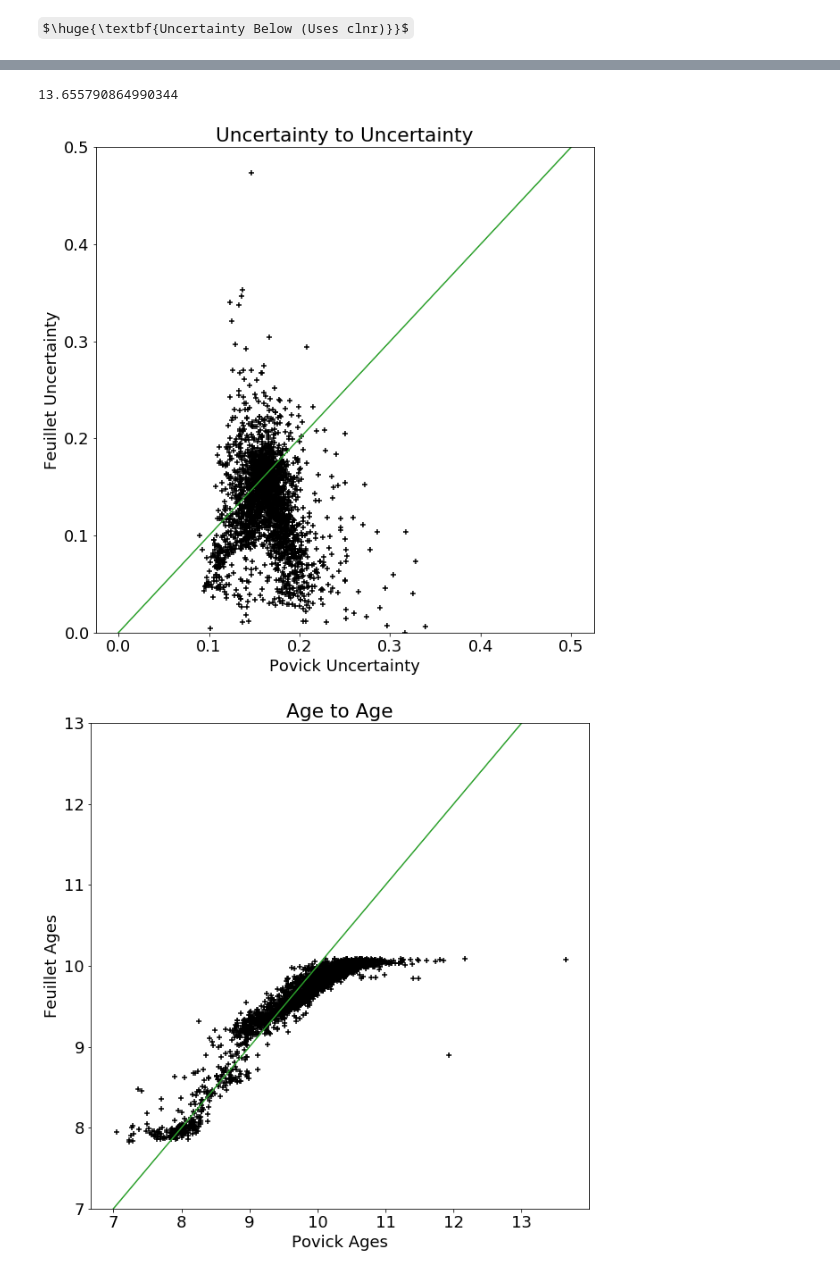
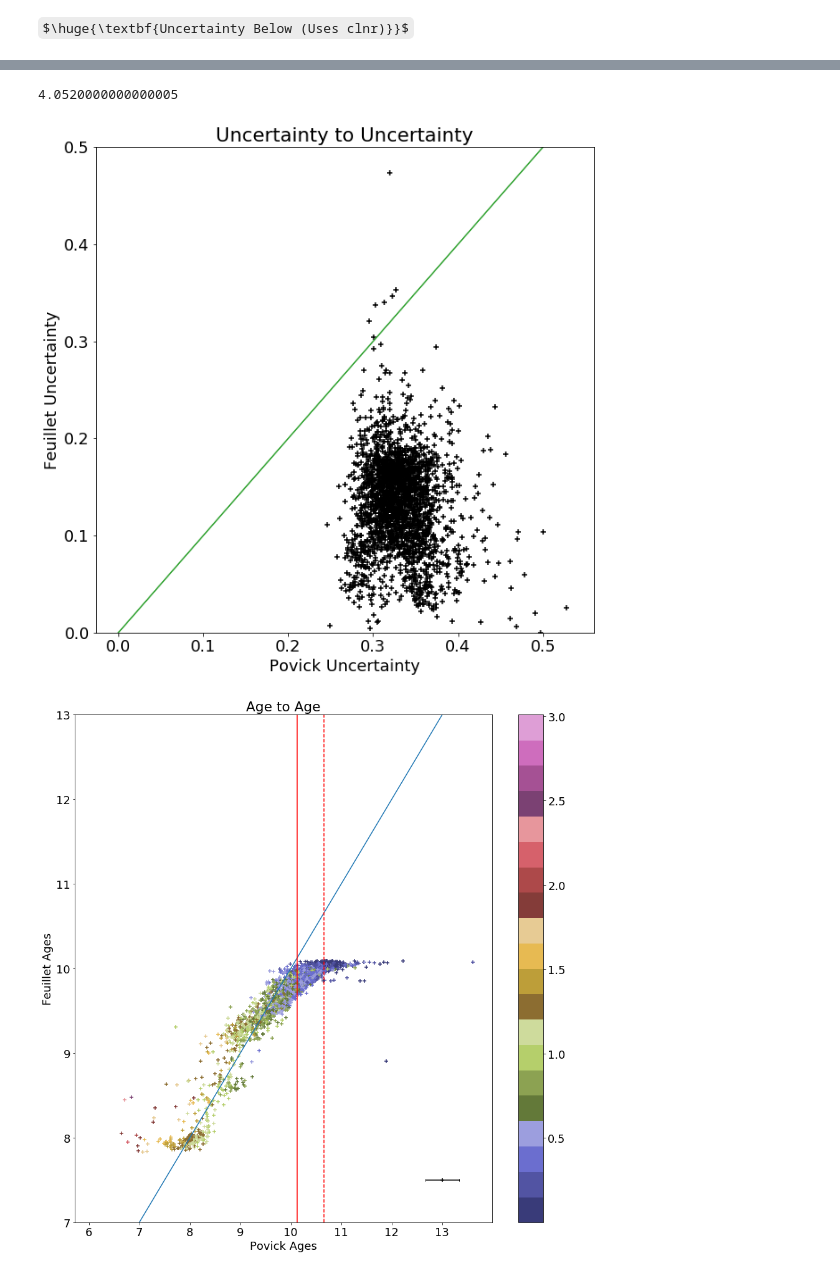
Before and after one commit to JoshuaPovick/Magellanic_Ages, a Jupyter notebook: PARSEC_and_DR16.ipynb, the cells around one changed output, grey strips where cells are left out. Cells and saved outputs as stored; diff of their text form; code cells hidden in the pictures; some formulas as TeX source.

```diff
--- a/PARSEC_and_DR16.ipynb
+++ b/PARSEC_and_DR16.ipynb
@@ -145,7 +162,7 @@ print(logiso.columns)
 ### Combined CMD ###
 ####################
 
-stardist = dist2LMCtest(lmcdr16['RA'],lmcdr16['DEC'],82.25, -69.5, 146.37, 27.81)
+stardist = dist2LMCtest(clndr16['RA'],clndr16['DEC'],82.25, -69.5, 146.37, 27.81)
 
 # absH = absmag(lmcdr16['H'],stardist,False)
 # absJ = absmag(lmcdr16['J'],stardist,False)
@@ -252,18 +269,27 @@ plt.show()
 # #     out = p[0]+p[1]*x1+p[2]*x2+p[3]*x3+p[4]*x4+p[5]*(x1**2)+p[6]*(x3**2)
 #     return out
 
+# def bestparsec(x1,x2,x3,x4):
+#     p = np.array([ 4.76880995e+02, -2.59168919e+02,  1.48709599e+00, -1.17413263e+00,\
+#         1.53939504e+01,  4.76073940e-01,  3.20577341e-01, -6.48790879e+00,\
+#        -2.81019235e-03, -6.63402770e-01,  3.71990193e+01,  1.32198710e-01,\
+#         9.66665908e-01])
+#     return p[0]+p[1]*x1+p[2]*x2+p[3]*x3+p[4]*x4+p[5]*np.multiply(x1,x2)+p[6]*np.multiply(x1,x3)+\
+# p[7]*np.multiply(x1,x4)+p[8]*np.multiply(x2,x3)+p[9]*np.multiply(x2,x4)+p[10]*(x1**2)+p[11]*(x2**2)+p[12]*(x4**2)
+
 def bestparsec(x1,x2,x3,x4):
-    p = np.array([ 4.76880995e+02, -2.59168919e+02,  1.48709599e+00, -1.17413263e+00,\
-        1.53939504e+01,  4.76073940e-01,  3.20577341e-01, -6.48790879e+00,\
-       -2.81019235e-03, -6.63402770e-01,  3.71990193e+01,  1.32198710e-01,\
-        9.66665908e-01])
+    p = [ 2.07483027e+01,  1.25330396e+00,  4.38762008e+00,  3.15757396e+00,\
+       -6.92771748e+00, -3.98506724e-01, -8.32023943e-01, -8.80250421e-03,\
+       -5.27532676e-01,  5.78640717e-02,  1.16480914e-01,  4.97348135e-02,\
+        6.19034227e-01]
+
     return p[0]+p[1]*x1+p[2]*x2+p[3]*x3+p[4]*x4+p[5]*np.multiply(x1,x2)+p[6]*np.multiply(x1,x3)+\
-p[7]*np.multiply(x1,x4)+p[8]*np.multiply(x2,x3)+p[9]*np.multiply(x2,x4)+p[10]*(x1**2)+p[11]*(x2**2)+p[12]*(x4**2)
+p[7]*np.multiply(x2,x3)+p[8]*np.multiply(x2,x4)+p[9]*np.multiply(x3,x4)+p[10]*(x2**2)+p[11]*(x3**2)+p[12]*(x4**2)
 # %%
-clnr = np.where((lmcdr16['FE_H']>-9999.0)&(lmcdr16['AK_TARG']>-9999.0)&(lmcdr16['LOGG']>0.0)&(lmcdr16['M_H_ERR']>-90.0))
+#clnr = np.where((lmcdr16['FE_H']>-9999.0)&(lmcdr16['AK_TARG']>-9999.0)&(lmcdr16['LOGG']>0.0)&(lmcdr16['M_H_ERR']>-90.0))
 
-corabsK = absmag(lmcdr16[clnr]['K'],stardist[clnr],False)-lmcdr16[clnr]['AK_TARG']
-modage = bestparsec(np.log10(lmcdr16[clnr]['TEFF']),corabsK,lmcdr16[clnr]['FE_H'],lmcdr16[clnr]['LOGG'])
+corabsK = absmag(clndr16['K'],stardist,False)-clndr16['AK_TARG']
+modage = bestparsec(np.log10(clndr16['TEFF']),corabsK,clndr16['FE_H'],clndr16['LOGG'])
 # linage = modellin(np.log10(lmcdr16[clnr]['TEFF']),corabsK,lmcdr16[clnr]['FE_H'],lmcdr16[clnr]['LOGG'])
 # smcage = modelsmc(np.log10(lmcdr16[clnr]['TEFF']),corabsK,lmcdr16[clnr]['FE_H'],lmcdr16[clnr]['LOGG'])
 # tfeage = modeltfe(np.log10(lmcdr16[clnr]['TEFF']),corabsK,lmcdr16[clnr]['FE_H'],lmcdr16[clnr]['LOGG'])
@@ -458,7 +450,7 @@ def noisy(lgT,lgTERR,ks,ksERR,mh,mhERR,am,amERR,lgg,lggERR):
     gnew = lgg + ((-1)**np.random.randint(2))*gnoise
     return Tnew, Knew, MHnew, aMnew, gnew
 # %%
-clndr16 = lmcdr16[clnr]
+#clndr16 = lmcdr16[clnr]
 allstars = []
 allstarsERR = []
 devs = []
@@ -481,8 +473,7 @@ for i in range(len(clndr16)):
         nlgT,nks,nmh,nam,nlgg = noisy(lgT,lgTERR,ks,ksERR,mh,mhERR,am,amERR,lgg,lggERR)
         ages.append(bestparsec(nlgT,nks,sal(nmh,nam),nlgg))
 
-    #MSPE.append(np.mean((modage[i]*np.ones(10000)-ages)**2))
-    devs.append(mad(ages))
+    devs.append(1.4826*mad(ages))
 # %%
 plt.figure(figsize=[10,10])
 plt.scatter(sal_age,devs,c='k',marker='+',label='Povick')
@@ -501,10 +493,10 @@ plt.show()
-# %%
-print(max(sal_age))
-# %% [output]
-13.655790864990344
+# %%
+0.4*10.13
+# %% [output]
+4.0520000000000005
 # %%
 plt.figure(figsize=[10,10])
-plt.scatter(devs,pdfout['P_VAR'][clnr],c='k',marker='+')
+plt.scatter(devs,clnpdfout['P_VAR'],c='k',marker='+')
 plt.plot([0.0,0.1,0.2,0.3,0.4,0.5],[0.0,0.1,0.2,0.3,0.4,0.5],c='tab:green')
 plt.ylim(0.0,0.5)
 plt.xlabel(r'Povick Uncertainty')
@@ -513,16 +505,21 @@ plt.title(r'Uncertainty to Uncertainty')
 plt.savefig('uncert_uncert.pdf',bbox_inches='tight')
 plt.show()
 # %% [output]
-[figure, old version]
+[figure, new version]
 # %%
-plt.figure(figsize=[10,10])
-plt.scatter(modage,pdfout['P_MEAN'][clnr],c='k',marker='+')
-plt.plot([7,8,9,10,11,12,13],[7,8,9,10,11,12,13],c='tab:green')
+plt.figure(figsize=[15,15])
+plt.scatter(modage,clnpdfout['P_MEAN'],c=clndr16['LOGG'],marker='+',cmap='tab20b')
+plt.colorbar()
+plt.plot([7,8,9,10,11,12,13],[7,8,9,10,11,12,13],c='tab:blue')
 plt.ylim(7,13)
+plt.scatter(13,7.5,c='k',marker='+')
+plt.errorbar(13,7.5,xerr=np.mean(devs),c='k',capsize=2)
+plt.axvline(10.13,c='r')
+plt.axvline(10.13+max(devs),c='r',linestyle='--')
 plt.xlabel(r'Povick Ages')
 plt.ylabel(r'Feuillet Ages')
 plt.title(r'Age to Age')
 plt.savefig('age_age.pdf',bbox_inches='tight')
 plt.show()
 # %% [output]
-[figure, old version]
+[figure, new version]
```
Also changed, not shown: parts of 26 cells of this notebook, 5 other files.
